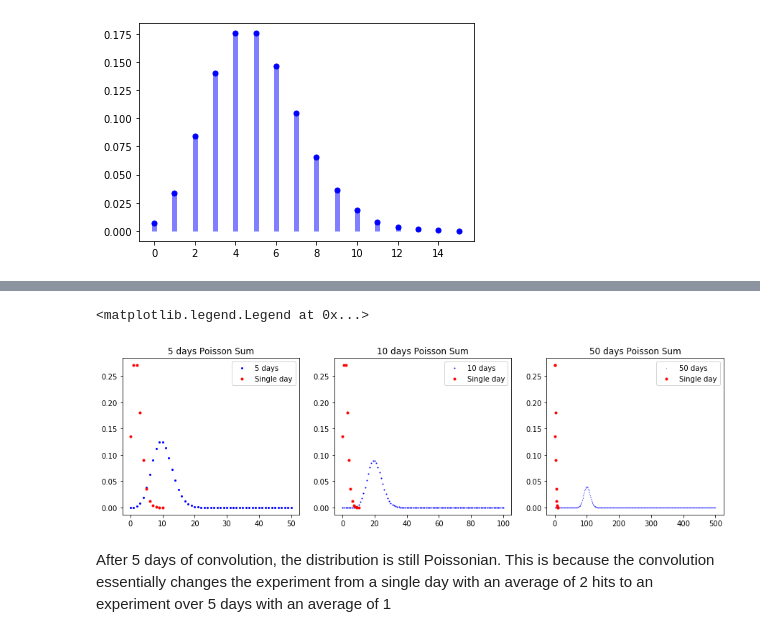
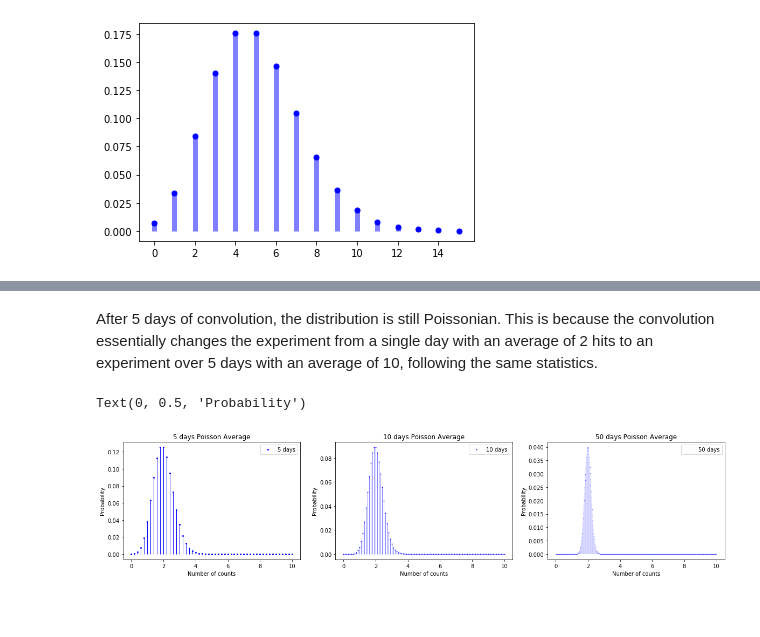
Before and after one commit to maverickmillican/Phys_434_Millican, a Jupyter notebook: Lab2_Millican.ipynb, the cells around one changed output, grey strips where cells are left out. Cells and saved outputs as stored; diff of their text form; code cells hidden in the pictures; blank space fills up the shorter version.

```diff
--- a/Lab2_Millican.ipynb
+++ b/Lab2_Millican.ipynb
@@ -27,38 +76,42 @@ plt.vlines(x, 0, stats.poisson.pmf(x, mu, offset), colors='b', lw=5, alpha=0.5)
+# %% [markdown]
+After 5 days of convolution, the distribution is still Poissonian. This is because the convolution essentially changes the experiment from a single day with an average of 2 hits to an experiment over 5 days with an average of 10, following the same statistics.
 # %%
-fig, (ax, ax2, ax3) = plt.subplots(1, 3, figsize = (15, 4))
+fig, (ax, ax2, ax3) = plt.subplots(1, 3, figsize = (20, 4))
 days = 5
 x = np.linspace(0, 10, 11)
 err_y = stats.poisson.pmf(x, err_mu, offset)
 y = np.convolve(err_y, err_y)
 for i in range (2, days):
     y = np.convolve(y, err_y)
-new_x = np.linspace(0, 10*days, 10*days+1)
-ax.plot(new_x,y, 'bo', lw=0, ms=10/days, label = f'{days} days')
-ax.plot(x, err_y, 'ro', lw=0, ms=3, label = 'Single day')
+new_x = np.linspace(0, 10*days, 10*days+1)/days
+ax.plot(new_x, y, 'bo', lw=0, ms=10/days, label = f'{days} days')
+#ax.plot(x, err_y, label = 'Single day')
+ax.vlines(new_x, 0, y, colors='b', lw=5/days, alpha=1)
 days = 10
 x = np.linspace(0, 10, 11)
 err_y = stats.poisson.pmf(x, err_mu, offset)
 y = np.convolve(err_y, err_y)
 for i in range (2, days):
     y = np.convolve(y, err_y)
-new_x = np.linspace(0, 10*days, 10*days+1)
+new_x = np.linspace(0, 10*days, 10*days+1)/days
 ax2.plot(new_x, y, 'bo', lw=0, ms=10/days, label = f'{days} days')
-ax2.plot(x, err_y, 'ro', lw=0, ms=3, label = 'Single day')
+#ax2.plot(x, err_y, label = 'Single day')
+ax2.vlines(new_x, 0, y, colors='b', lw=5/days, alpha=1)
+
 days = 50
 x = np.linspace(0, 10, 11)
 err_y = stats.poisson.pmf(x, err_mu, offset)
 y = np.convolve(err_y, err_y)
 for i in range (2, days):
     y = np.convolve(y, err_y)
-new_x = np.linspace(0, 10*days, 10*days+1)
+new_x = np.linspace(0, 10*days, 10*days+1)/days
 ax3.plot(new_x, y, 'bo', lw=0, ms=10/days, label = f'{days} days')
-ax3.plot(x, err_y, 'ro', lw=1, ms=3, label = 'Single day')
+#ax3.plot(x, err_y, 'bo', lw=0, ms=5, label = 'Single day')
+ax3.vlines(new_x, 0, y, colors='b', lw=5/days, alpha=1)
 
-ax.set_title('5 days Poisson Sum'); ax.legend()
-ax2.set_title('10 days Poisson Sum'); ax2.legend()
-ax3.set_title('50 days Poisson Sum'); ax3.legend()
+ax.set_title('5 days Poisson Average'); ax.legend(); ax.set_xlabel('Number of counts'); ax.set_ylabel('Probability')
+ax2.set_title('10 days Poisson Average'); ax2.legend(); ax2.set_xlabel('Number of counts'); ax2.set_ylabel('Probability')
+ax3.set_title('50 days Poisson Average'); ax3.legend(); ax3.set_xlabel('Number of counts'); ax3.set_ylabel('Probability')
 # %% [output]
-<matplotlib.legend.Legend at 0x...>
+Text(0, 0.5, 'Probability')
-[figure, old version]
+[figure, new version]
-# %% [markdown]
-After 5 days of convolution, the distribution is still Poissonian. This is because the convolution essentially changes the experiment from a single day with an average of 2 hits to an experiment over 5 days with an average of 1
```
Also changed, not shown: parts of 30 cells of this notebook.
